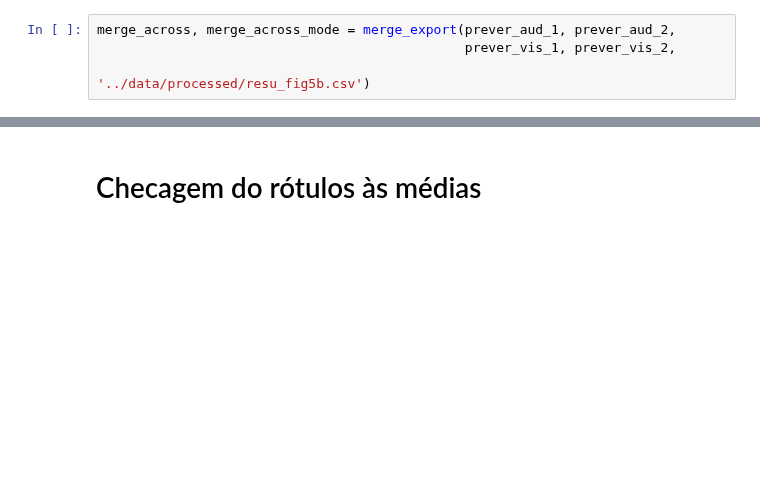
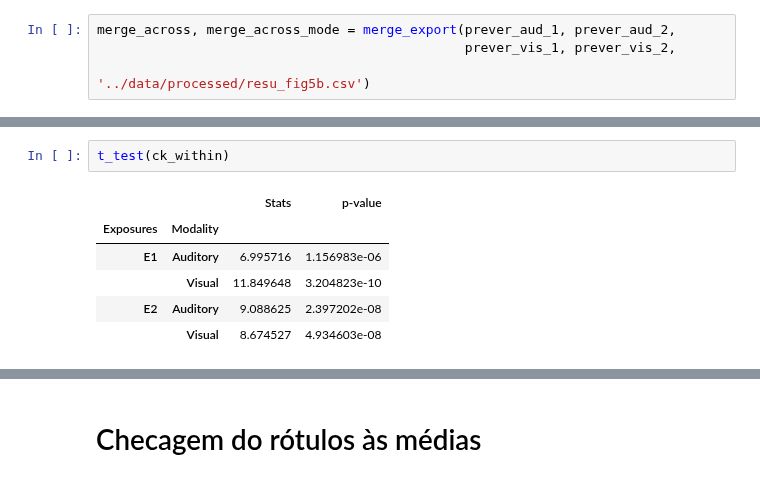
Before and after one commit to bruAristimunha/Across-Modalities, a Jupyter notebook: notebook/Original-Proposal.ipynb, the cells around one changed output, grey strips where cells are left out. Cells and saved outputs as stored; diff of their text form; blank space fills up the shorter version.

```diff
--- a/notebook/Original-Proposal.ipynb
+++ b/notebook/Original-Proposal.ipynb
@@ -543,0 +422,9 @@ plt.show()
+# %%
+t_test(ck_within)
+# %% [output]
+|  |  | Stats | p-value |
+| Exposures | Modality |  |  |
+| E1 | Auditory | 6.995716 | 1.156983e-06 |
+|  | Visual | 11.849648 | 3.204823e-10 |
+| E2 | Auditory | 9.088625 | 2.397202e-08 |
+|  | Visual | 8.674527 | 4.934603e-08 |
```
Also changed, not shown: parts of 32 cells of this notebook.
